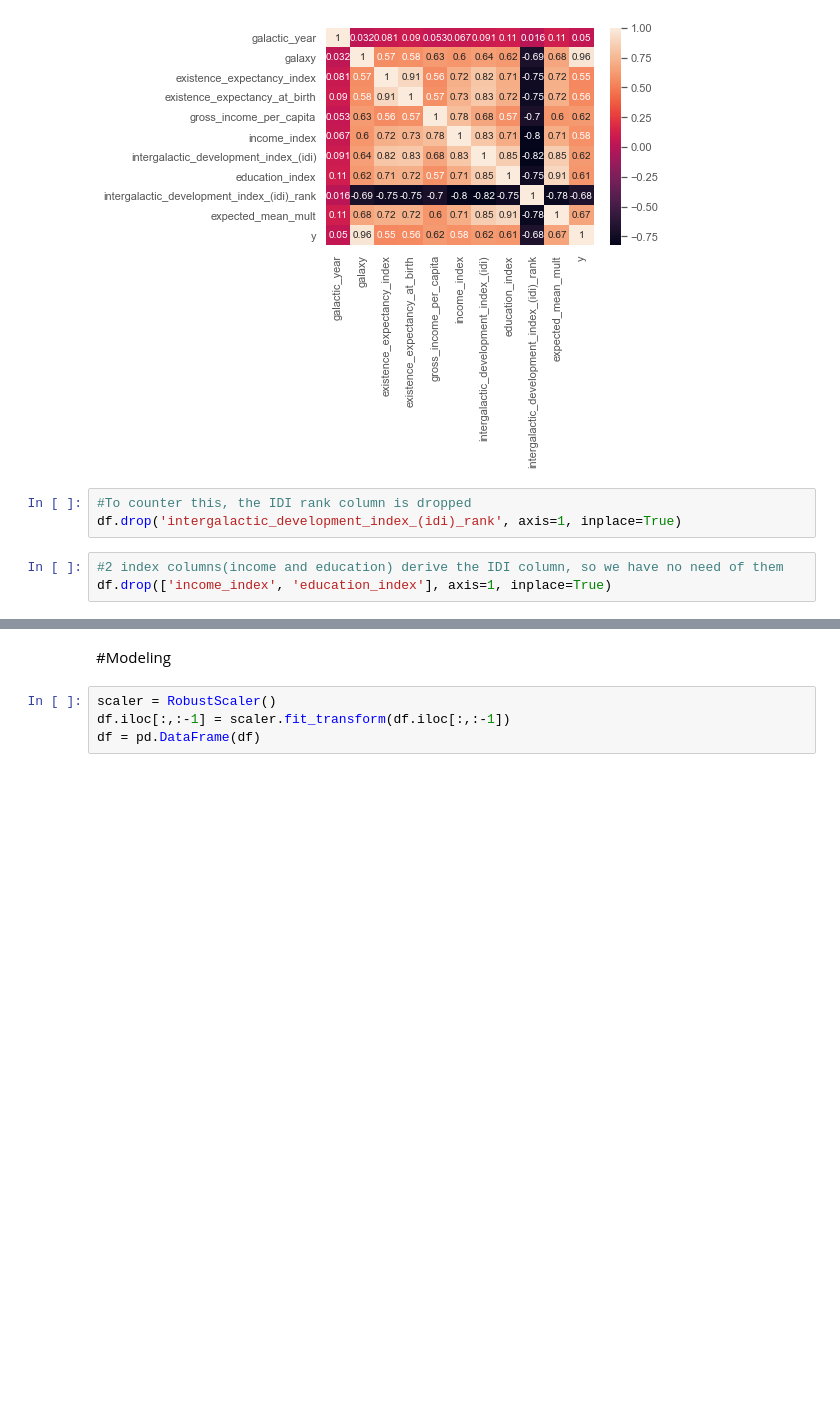
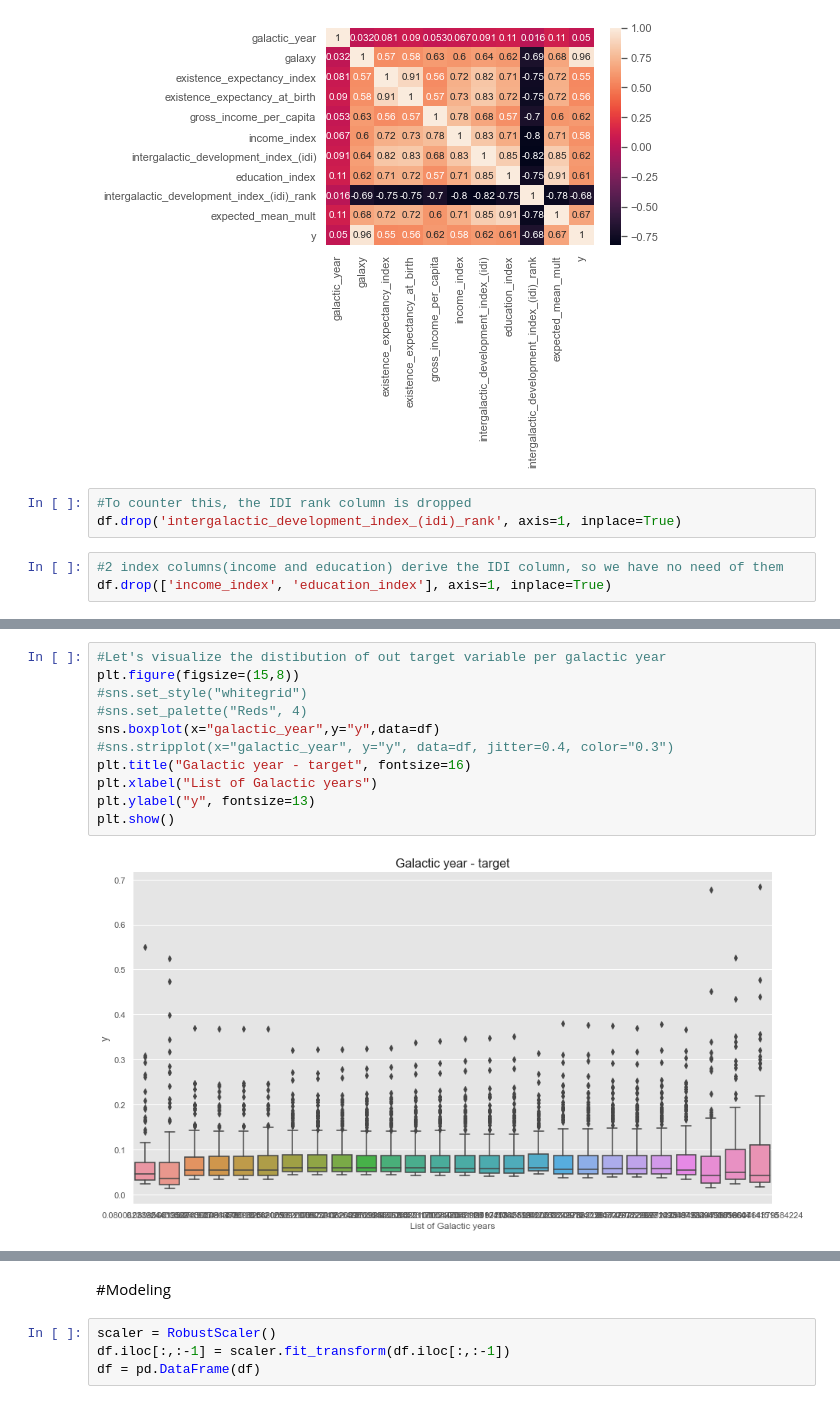
Before and after one commit to kamalzada/Python-codes, a Jupyter notebook: git_repository/Python-capstone-data2.ipynb, the cells around one changed output, grey strips where cells are left out. Cells and saved outputs as stored; diff of their text form; blank space fills up the shorter version.

```diff
--- a/git_repository/Python-capstone-data2.ipynb
+++ b/git_repository/Python-capstone-data2.ipynb
@@ -388,0 +377,13 @@ for f in cols:
+# %%
+#Let's visualize the distibution of out target variable per galactic year
+plt.figure(figsize=(15,8))
+#sns.set_style("whitegrid")
+#sns.set_palette("Reds", 4)
+sns.boxplot(x="galactic_year",y="y",data=df)
+#sns.stripplot(x="galactic_year", y="y", data=df, jitter=0.4, color="0.3")
+plt.title("Galactic year - target", fontsize=16)
+plt.xlabel("List of Galactic years")
+plt.ylabel("y", fontsize=13)
+plt.show()
+# %% [output]
+[figure, added]
```
Also changed, not shown: parts of 7 cells of this notebook.
